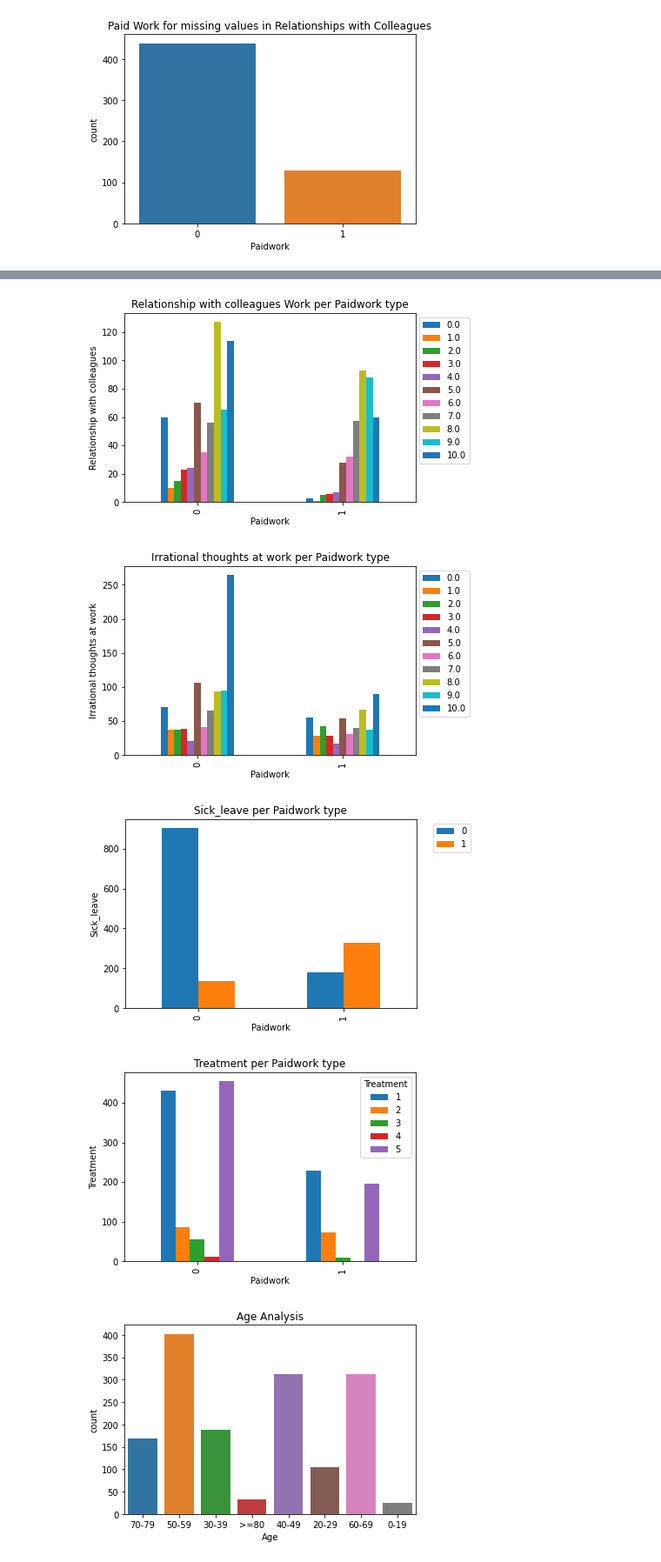
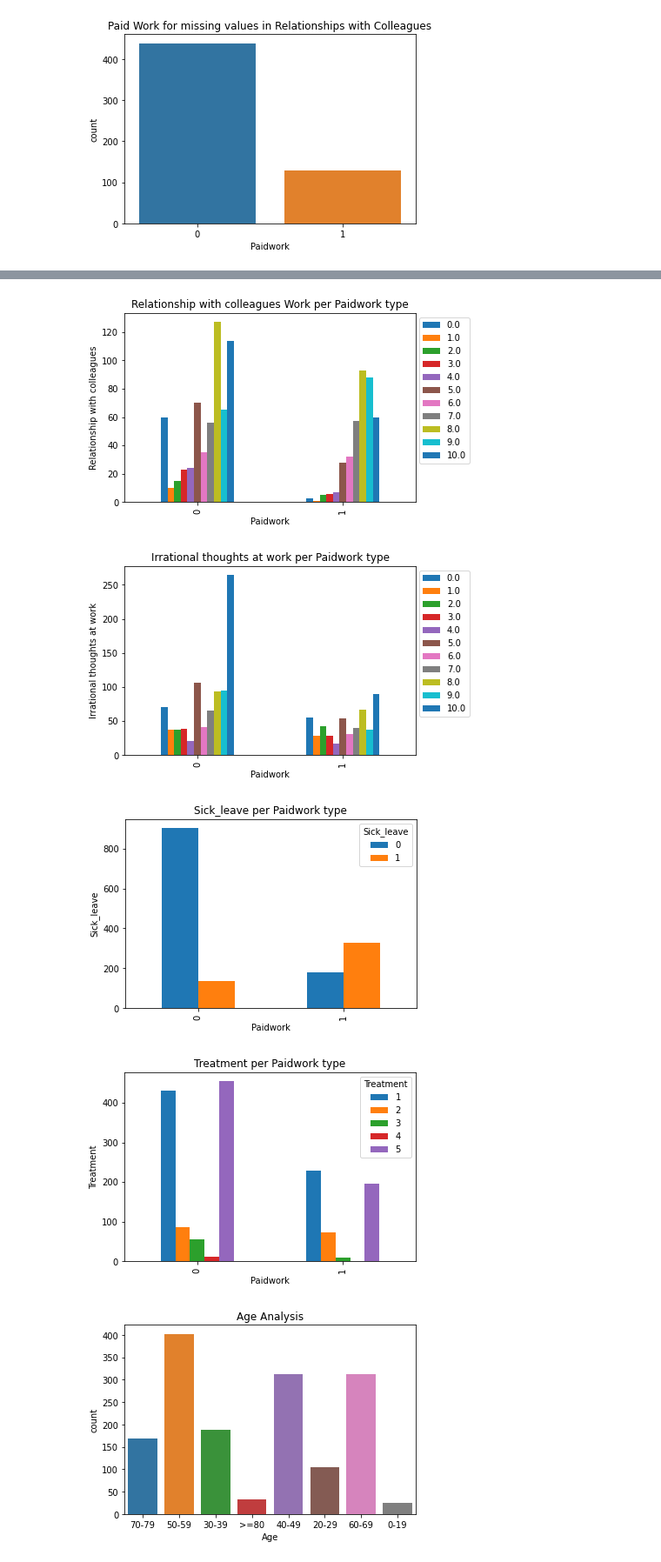
Before and after one commit to WALEX2000/DataScience-Project, a Jupyter notebook: src/dataExploration.ipynb, the cells around one changed output, grey strips where cells are left out. Shown: that part at 87% size. Cells and saved outputs as stored; diff of their text form; code cells hidden in the pictures.

```diff
--- a/src/dataExploration.ipynb
+++ b/src/dataExploration.ipynb
@@ -247,7 +247,7 @@ plt.show()
 crosstab = pd.crosstab(data.Paidwork,data.working_ability).plot(kind='bar')
 plt.title('Working Ability per Paidwork type')
 plt.xlabel('Paidwork')
-plt.ylabel('Working')
+plt.ylabel('Number of Answers')
 plt.show()
 
 crosstab = pd.crosstab(data.Paidwork,data.Relationship_with_colleagues).plot(kind='bar')
@@ -268,7 +268,6 @@ crosstab = pd.crosstab(data.Paidwork,data.Sick_leave).plot(kind='bar')
 plt.title('Sick_leave per Paidwork type')
 plt.xlabel('Paidwork')
 plt.ylabel('Sick_leave')
-plt.legend(bbox_to_anchor=(1.2, 1))
 plt.show()
 
 crosstab = pd.crosstab(data.Paidwork,data.Treatment).plot(kind='bar')
@@ -281,6 +280,6 @@ plt.show()
 [figure]
 [figure]
-[figure, old version]
+[figure, new version]
 [figure]
 # %%
 # Analyse age
```
Also changed, not shown: parts of 1 cell of this notebook, 1 other file.
